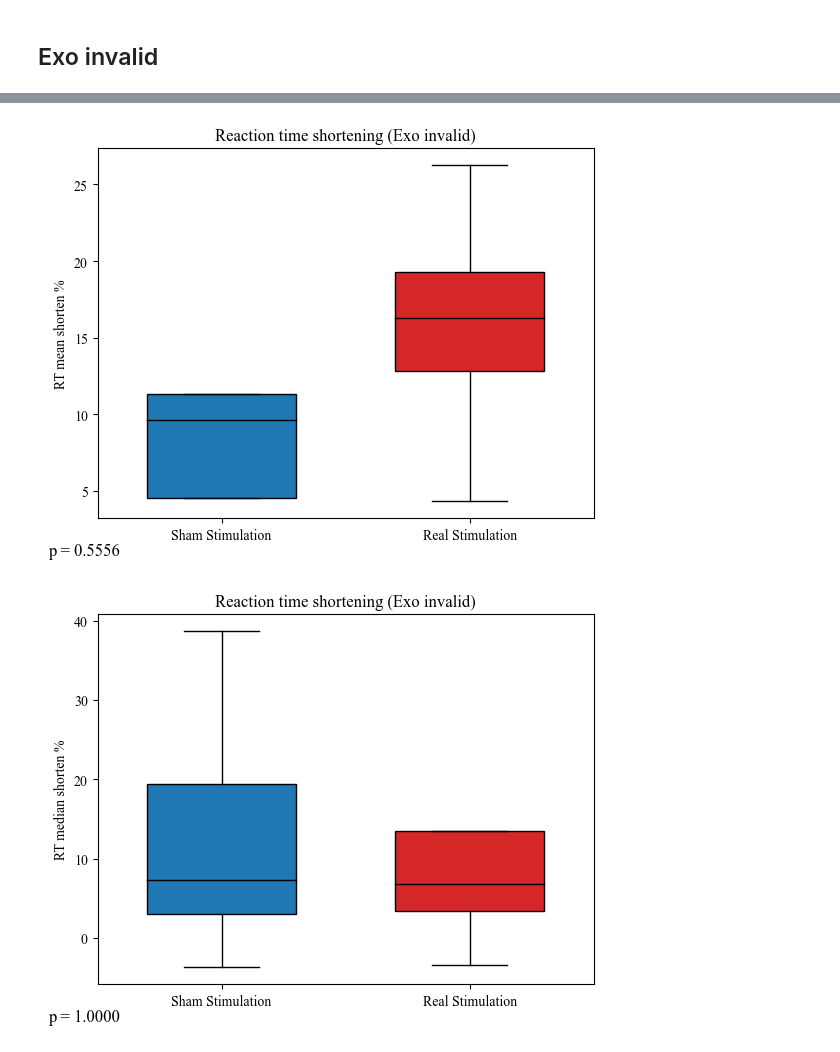
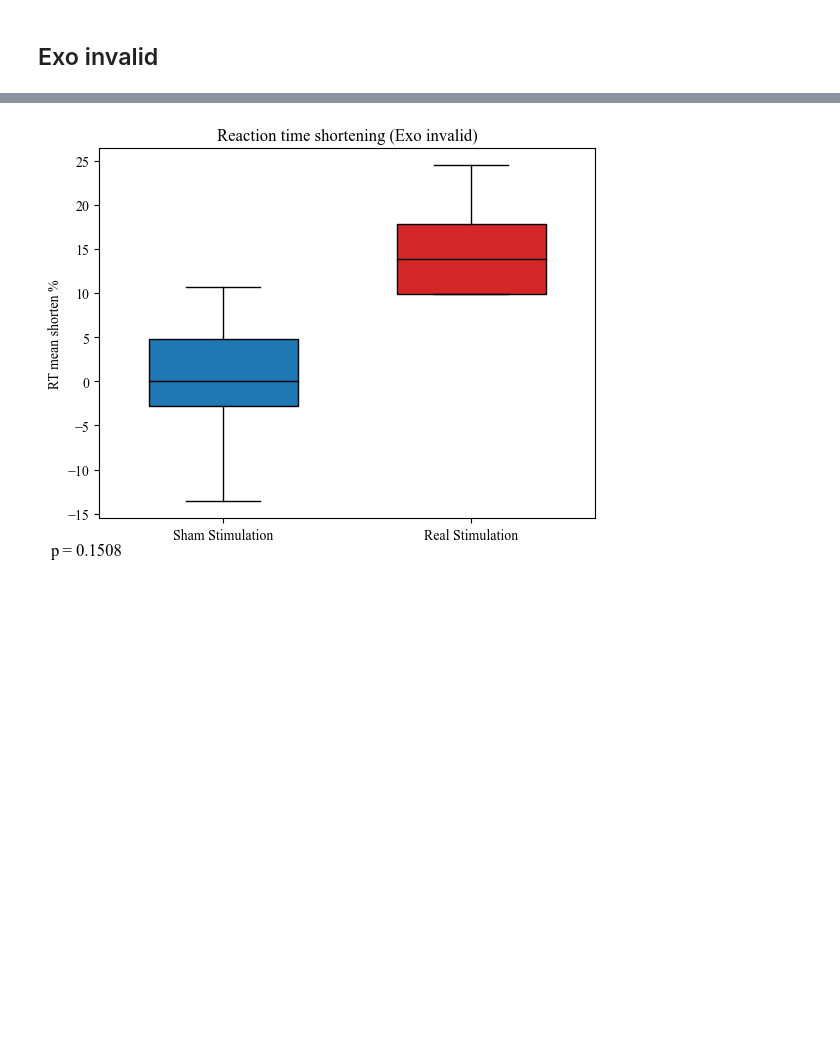
Before and after one commit to Shawnzty/tACS-Attention, a Jupyter notebook: processing/behavior/behavior.ipynb, the cells around one changed output, grey strips where cells are left out. Saved outputs shown, nothing was run; the diff lists cells and outputs as text; code cells hidden in the pictures; blank space fills up the shorter version.

Commit message:
update behavior

```diff
--- a/processing/behavior/behavior.ipynb
+++ b/processing/behavior/behavior.ipynb
@@ -612,6 +615,6 @@ display(behavior_compare.drop(['trials_before', 'trials_after'], axis=1))
 # %%
 # box plot of RT difference
-compare_objects = ["RT mean shorten %", "RT median shorten %"]
+# compare_objects = ["RT mean shorten %", "RT median shorten %"]
 for compare_object in compare_objects:
     watch = 'Exo valid'
     save_path = os.path.join('..', '..', '..', 'docs', 'report', 'figs', watch+"_"+compare_object+'.png')
@@ -710,6 +713,6 @@ display(behavior_compare.drop(['trials_before', 'trials_after'], axis=1))
 # %%
 # box plot of RT difference
-compare_objects = ["RT mean shorten %", "RT median shorten %"]
+# compare_objects = ["RT mean shorten %", "RT median shorten %"]
 for compare_object in compare_objects:
     watch = 'Invalid'
     save_path = os.path.join('..', '..', '..', 'docs', 'report', 'figs', watch+"_"+compare_object+'.png')
@@ -808,6 +811,6 @@ display(behavior_compare.drop(['trials_before', 'trials_after'], axis=1))
 # %%
 # box plot of RT difference
-compare_objects = ["RT mean shorten %", "RT median shorten %"]
+# compare_objects = ["RT mean shorten %", "RT median shorten %"]
 for compare_object in compare_objects:
     watch = 'Endo invalid'
     save_path = os.path.join('..', '..', '..', 'docs', 'report', 'figs', watch+"_"+compare_object+'.png')
@@ -857,8 +859,8 @@ for subject_id in range (1,19):
     behavior_before, behavior_after = fb.load_behavior(subject_id)
 
     # pick endo
-    behavior_before = behavior_before[(behavior_before['valid'] == -1) & (behavior_before['type'] == 1)]
-    behavior_after = behavior_after[(behavior_after['valid'] == -1) & (behavior_after['type'] == 1)]
+    behavior_before = behavior_before[(behavior_before['valid'] == -1) & (behavior_before['type'] == 2)]
+    behavior_after = behavior_after[(behavior_after['valid'] == -1) & (behavior_after['type'] == 2)]
 
     behavior_compare = fb.make_compare(subject_id, behavior_before, behavior_after, behavior_compare) #, verbose=True)
 
@@ -906,6 +909,6 @@ display(behavior_compare.drop(['trials_before', 'trials_after'], axis=1))
 # %%
 # box plot of RT difference
-compare_objects = ["RT mean shorten %", "RT median shorten %"]
+# compare_objects = ["RT mean shorten %", "RT median shorten %"]
 for compare_object in compare_objects:
     watch = 'Exo invalid'
     save_path = os.path.join('..', '..', '..', 'docs', 'report', 'figs', watch+"_"+compare_object+'.png')
@@ -918,32 +921,31 @@ for compare_object in compare_objects:
     # create boxplot
     # Create a box plot with whiskers
     fig, ax = plt.subplots()
     boxplots = ax.boxplot([rt_diff_sham, rt_diff_real], patch_artist=True, widths=0.6, showfliers=False)
 
     # Set colors for the box plots
     colors = ['#1f77b4', '#d62728']
     for patch, color in zip(boxplots['boxes'], colors):
         patch.set_facecolor(color)
 
     # Set median line color to black
     for median in boxplots['medians']:
         median.set_color('black')
 
     plt.xticks([1, 2], ['Sham Stimulation', 'Real Stimulation'])
     plt.ylabel(compare_object)
     plt.title('Reaction time shortening' + ' (' + watch + ')')
 
     # Perform the Mann-Whitney U test
     U, p_value = stats.mannwhitneyu(rt_diff_sham, rt_diff_real)
 
     # Add the p-value to the plot
     ax.annotate(f'p = {p_value:.4f}',
                 xy=(-0.1, -0.1),
                 xycoords=('axes fraction', 'axes fraction'),
                 ha='left', fontsize=12)
     plt.savefig(save_path, format='png')
 
     plt.show()
 # %% [output]
-[figure, old version]
+[figure, new version]
-[figure, removed]
```
Also changed, not shown: parts of 19 cells of this notebook, 2 other files.
